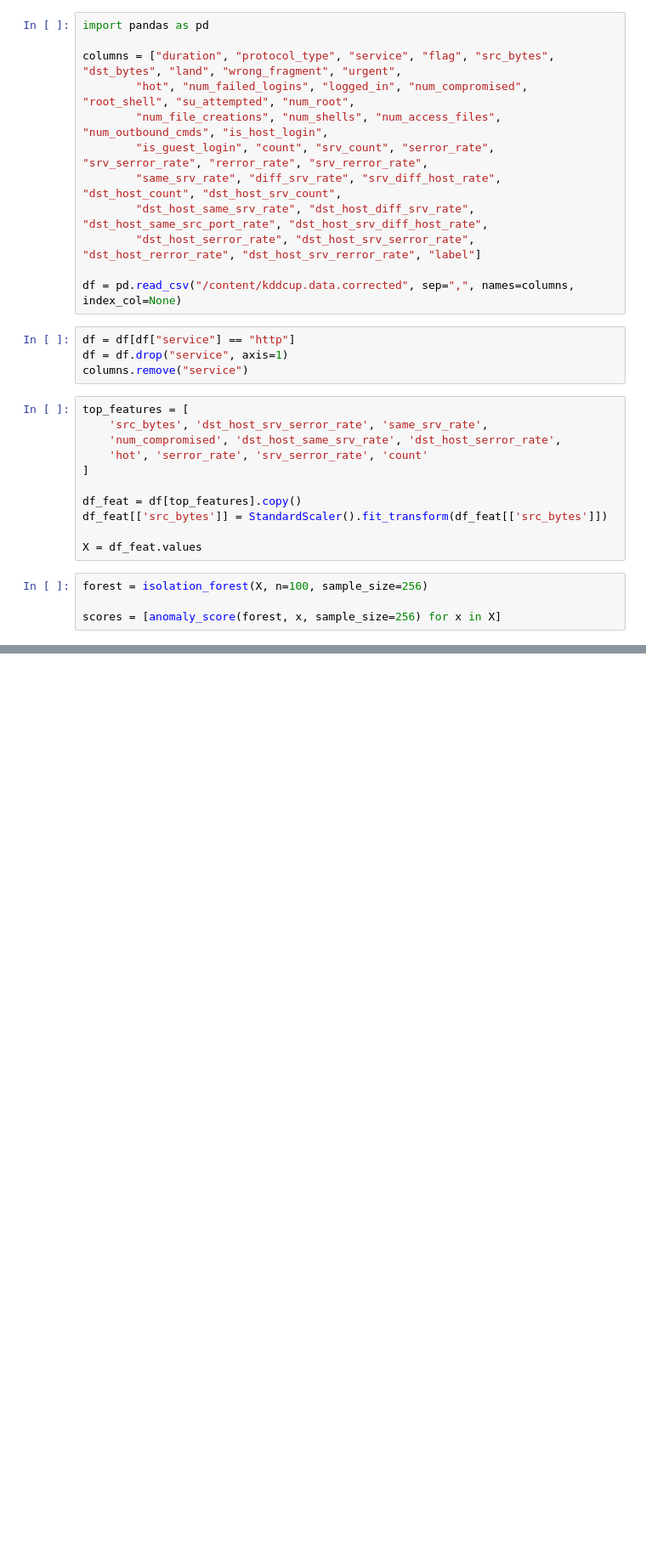
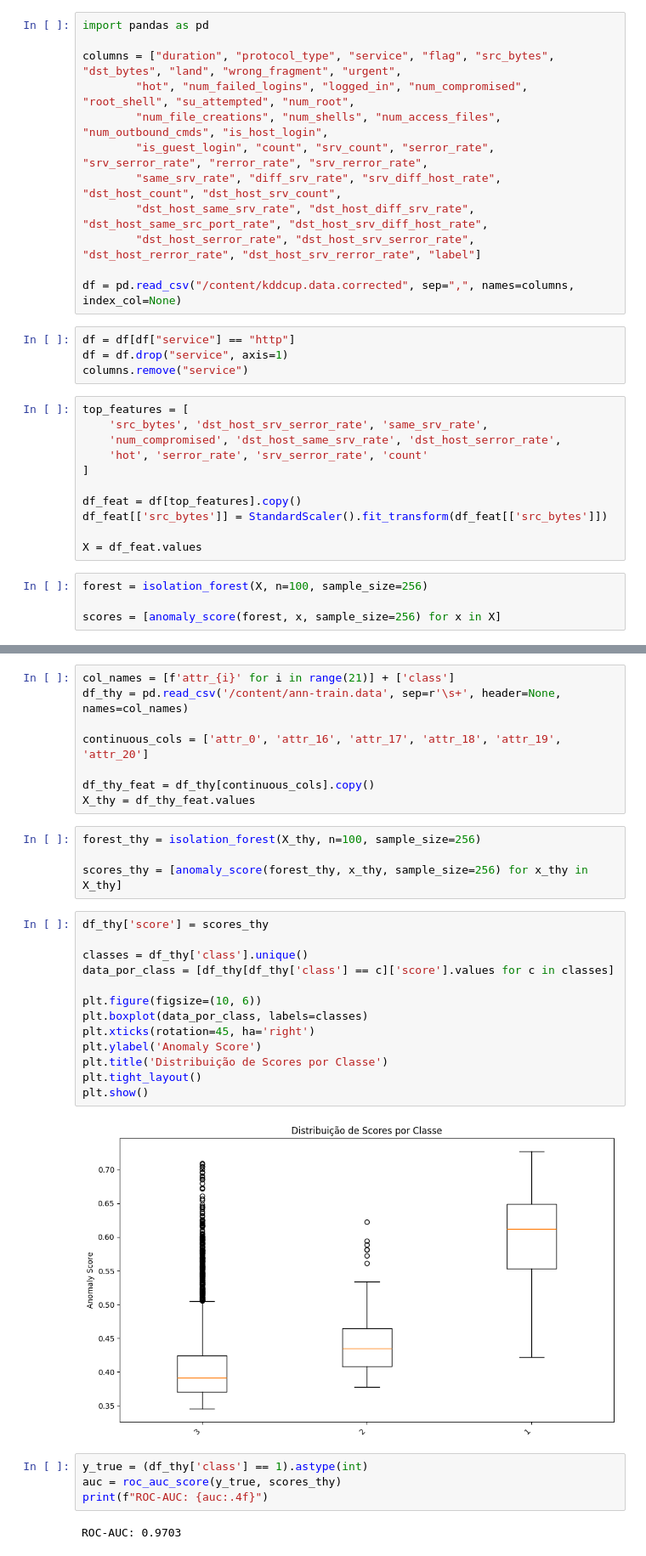
Before and after one commit to heigetter/Isolation_Tree, a Jupyter notebook: Isolation_Forest.ipynb, the cells around one changed output, grey strips where cells are left out. Shown at 85% size. Cells and saved outputs as stored; diff of their text form; blank space fills up the shorter version.

```diff
--- a/Isolation_Forest.ipynb
+++ b/Isolation_Forest.ipynb
@@ -143,0 +126,33 @@ Percentil 5%: Precision=0.151, Recall=0.998, F1=0.263
+# %%
+col_names = [f'attr_{i}' for i in range(21)] + ['class']
+df_thy = pd.read_csv('/content/ann-train.data', sep=r'\s+', header=None, names=col_names)
+
+continuous_cols = ['attr_0', 'attr_16', 'attr_17', 'attr_18', 'attr_19', 'attr_20']
+
+df_thy_feat = df_thy[continuous_cols].copy()
+X_thy = df_thy_feat.values
+# %%
+forest_thy = isolation_forest(X_thy, n=100, sample_size=256)
+
+scores_thy = [anomaly_score(forest_thy, x_thy, sample_size=256) for x_thy in X_thy]
+# %%
+df_thy['score'] = scores_thy
+
+classes = df_thy['class'].unique()
+data_por_class = [df_thy[df_thy['class'] == c]['score'].values for c in classes]
+
+plt.figure(figsize=(10, 6))
+plt.boxplot(data_por_class, labels=classes)
+plt.xticks(rotation=45, ha='right')
+plt.ylabel('Anomaly Score')
+plt.title('Distribuição de Scores por Classe')
+plt.tight_layout()
+plt.show()
+# %% [output]
+[figure, added]
+# %%
+y_true = (df_thy['class'] == 1).astype(int)
+auc = roc_auc_score(y_true, scores_thy)
+print(f"ROC-AUC: {auc:.4f}")
+# %% [output]
+ROC-AUC: 0.9703
```
Also changed, not shown: parts of 25 cells of this notebook.
